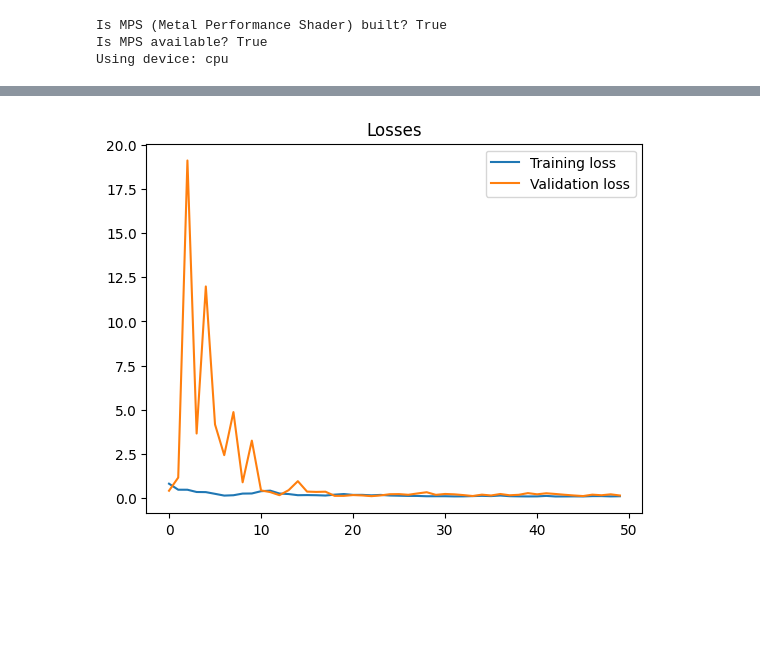
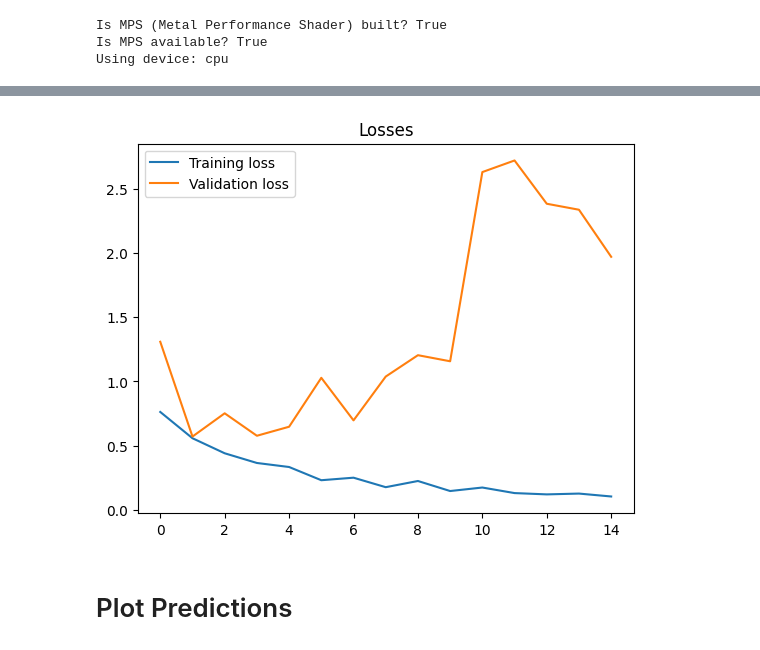
Before and after one commit to aschreiber1/stock-volume-predictor, a Jupyter notebook: Train.ipynb, the cells around one changed output, grey strips where cells are left out. Saved outputs shown, nothing was run; the diff lists cells and outputs as text; code cells hidden in the pictures; blank space fills up the shorter version.

Commit message:
Add graphs

```diff
--- a/Train.ipynb
+++ b/Train.ipynb
@@ -365,7 +398,7 @@ class Optimization:
         return loss.item()
 
     def train(self, train_loader, val_loader, batch_size=64, n_epochs=50, n_features=1):
-        model_path = f'models/{self.model}_{datetime.now().strftime("%Y-%m-%d %H:%M:%S")}'
+        model_path = f'models/gru_{datetime.now().strftime("%Y-%m-%d %H:%M:%S")}'
 
         for epoch in range(1, n_epochs + 1):
             batch_losses = []
@@ -454,10 +487,9 @@ hidden_dim = 64
 layer_dim = 3
 batch_size = 64
 dropout = 0.2
-n_epochs = 50
-learning_rate = 1e-2
+n_epochs = 15
+learning_rate = 3e-3
 weight_decay = 1e-6
-
 
 model_params = {'input_dim': input_dim,
                 'hidden_dim' : hidden_dim,
@@ -501 +533,3 @@ Epoch 50, Batch Num: 45, Loss: 0.0180478785187006
-[figure, old version]
+[figure, new version]
+# %% [markdown]
+# Plot Predictions
```
Also changed, not shown: parts of 4 cells of this notebook.
